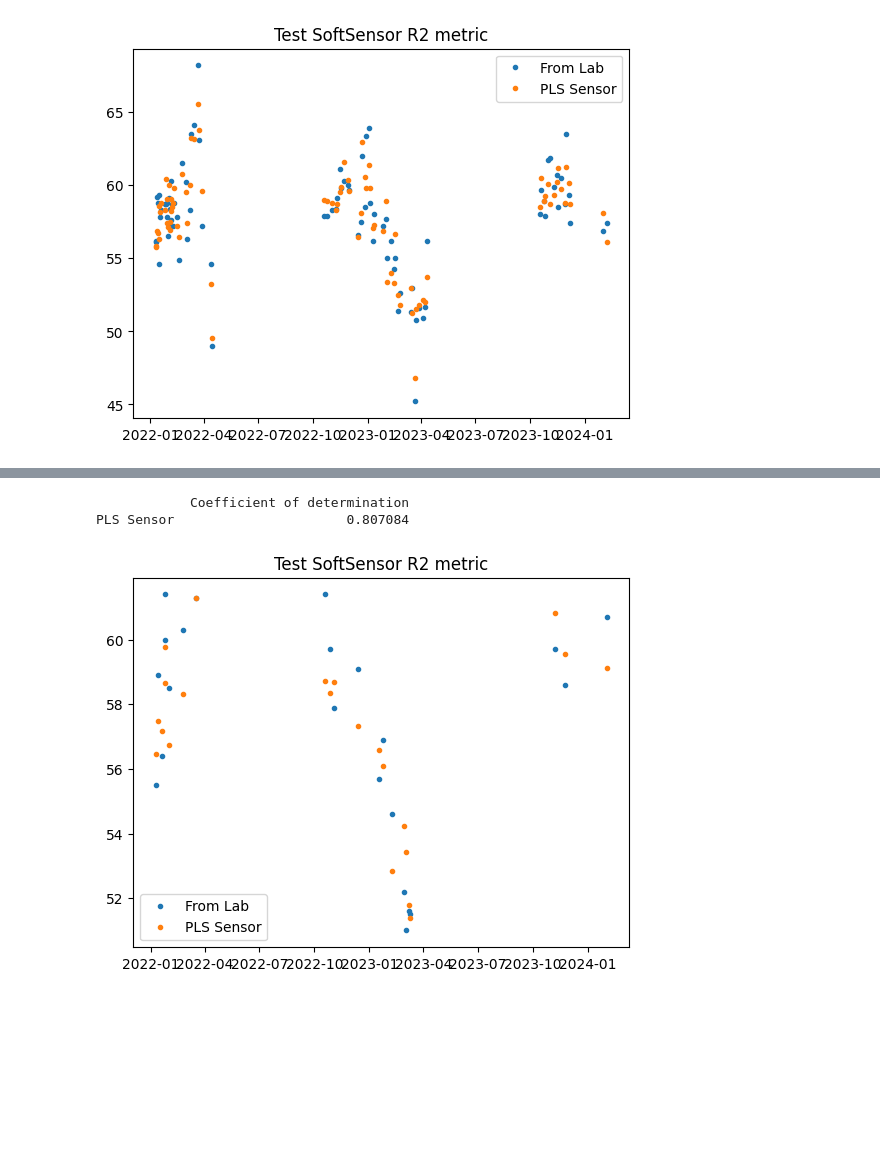
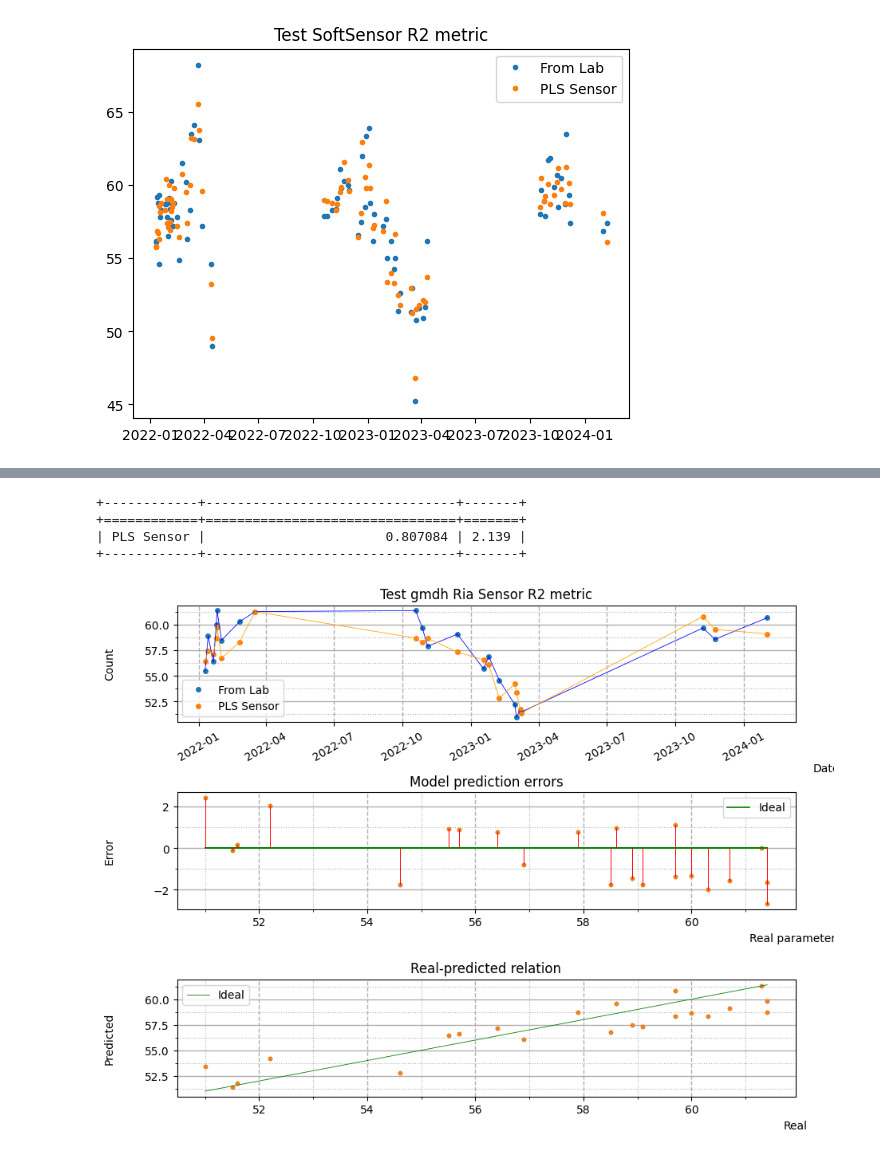
Before and after one commit to SergeiFG/Soft-Sensors, a Jupyter notebook: Makarov_PLSSVD/PLSSVD.ipynb, the cells around one changed output, grey strips where cells are left out. Saved outputs shown, nothing was run; the diff lists cells and outputs as text; code cells hidden in the pictures; blank space fills up the shorter version.

```diff
--- a/Makarov_PLSSVD/PLSSVD.ipynb
+++ b/Makarov_PLSSVD/PLSSVD.ipynb
@@ -139,6 +227,9 @@ test_visual_4 = Essentials.Visualizer(x_test, y_test, timestamp_test, [metric],
-# %%
-test_visual_4.visualize([Test_sensor_1])
-# %% [output]
-            Coefficient of determination
-PLS Sensor                      0.807084
-[figure, removed]
+# %%
+test_visual=Visualizer_pred.Visualizer(x_test, y_test, timestamp_test,[metric], 'Test gmdh Ria Sensor R2 metric')
+test_visual.visualize([Test_sensor_1], lines=True, lines_vertical=True)
+# %% [output]
++------------+--------------------------------+-------+
++============+================================+=======+
+| PLS Sensor |                       0.807084 | 2.139 |
++------------+--------------------------------+-------+
+[figure, added]
```
Also changed, not shown: parts of 6 cells of this notebook, 1 other file.
